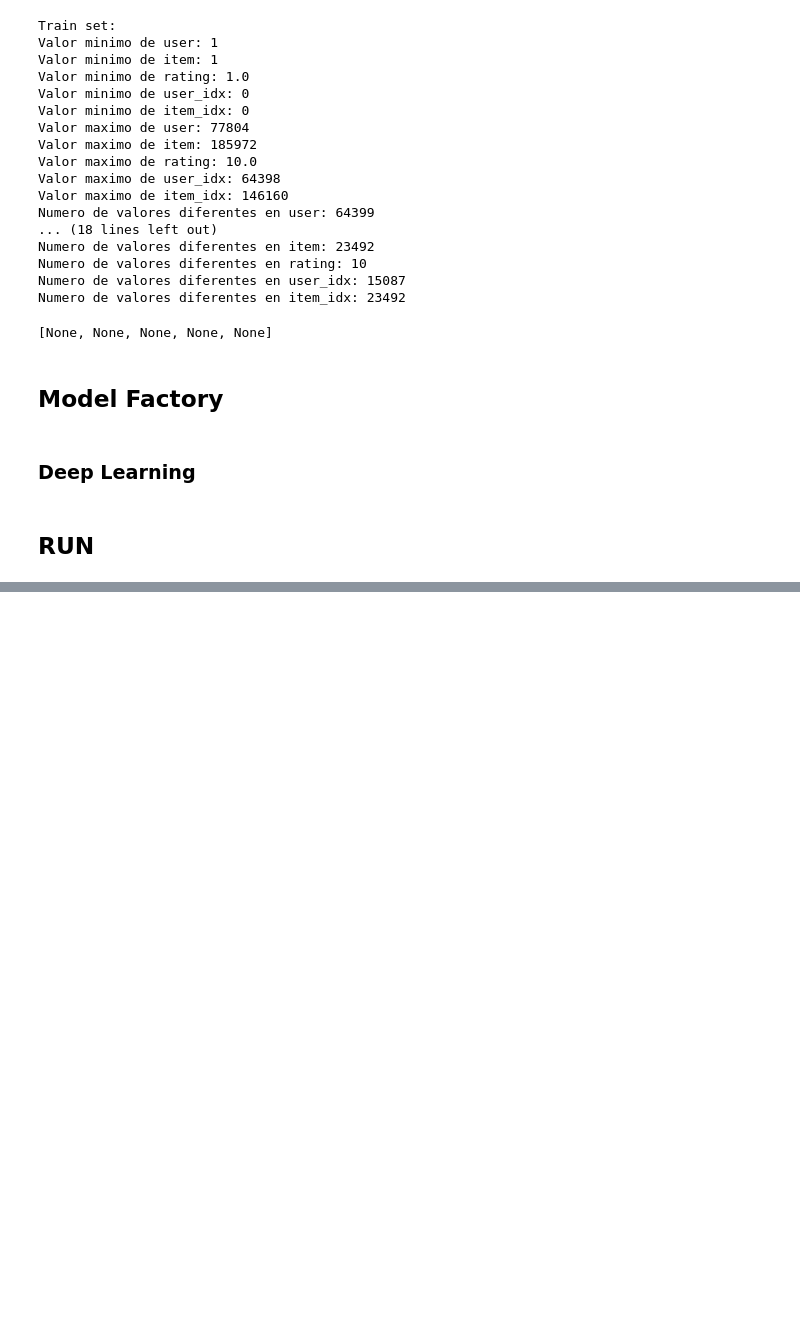
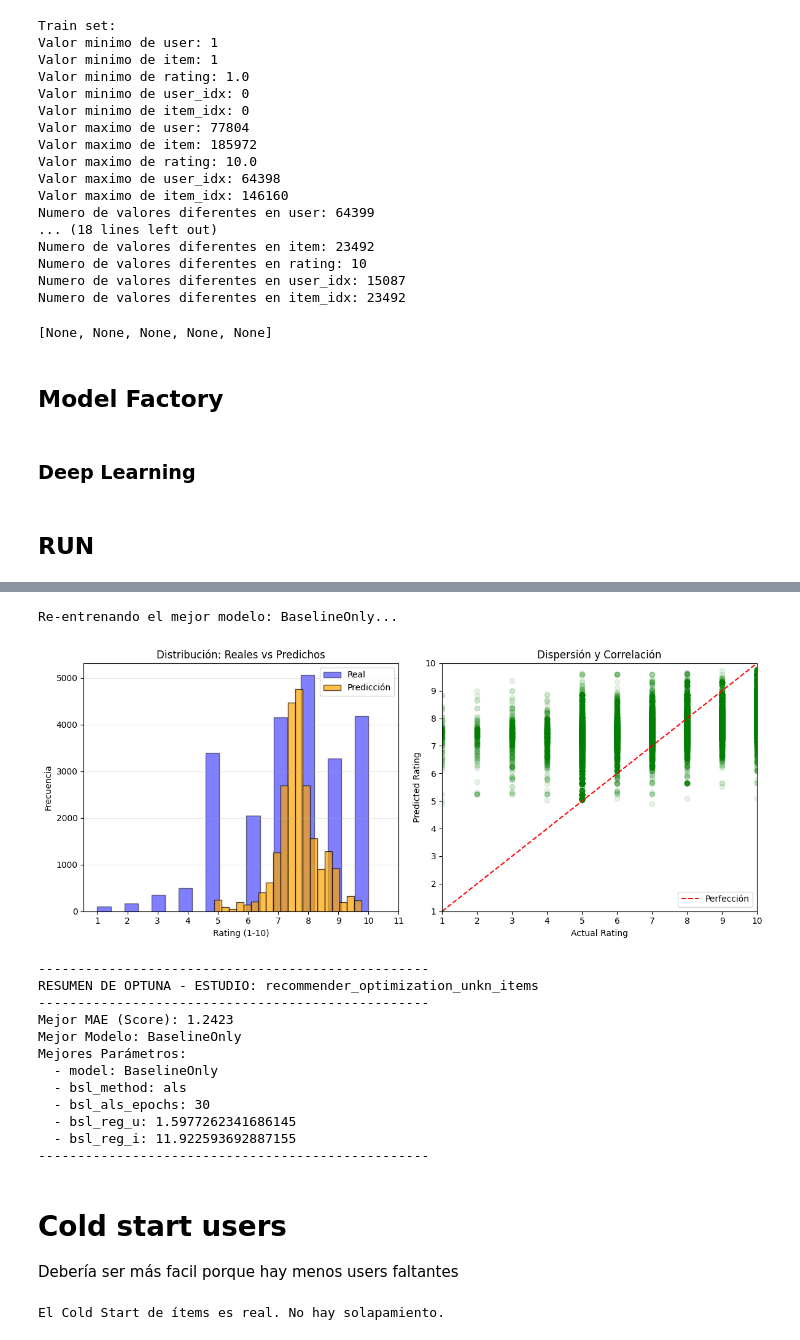
Before and after one commit to yabol02/recommender_systems, a Jupyter notebook: notebooks/lab_A.ipynb, the cells around one changed output, grey strips where cells are left out. Drawn from its saved outputs; the diff is of its cells as text; code cells hidden in the pictures; blank space fills up the shorter version.

```diff
--- a/notebooks/lab_A.ipynb
+++ b/notebooks/lab_A.ipynb
@@ -513,0 +540,15 @@ Mejores parámetros: {'model': 'SVD', 'svd_n_factors': 52, 'svd_n_epochs': 21, '
+# %%
+# 5. Evaluación de resultados
+rmse = accuracy.rmse(predictions)
+mae = accuracy.mae(predictions)
+
+# 6. Opcional: Convertir resultados de vuelta a Polars para análisis
+results_df = pl.DataFrame({
+    "user": [pred.uid for pred in predictions],
+    "item": [pred.iid for pred in predictions],
+    "actual_rating": [pred.r_ui for pred in predictions],
+    "pred_rating": [pred.est for pred in predictions],
+    "was_impossible": [pred.details['was_impossible'] for pred in predictions]
+})
+
+print(results_df.head())
@@ -513,0 +715,56 @@ Mejores parámetros: {'model': 'SVD', 'svd_n_factors': 52, 'svd_n_epochs': 21, '
+# %%
+best_params = study.best_params
+model_name = best_params.pop("model")
+print(f"Re-entrenando el mejor modelo: {model_name}...")
+best_model = RecommenderFactory.get_model(study.best_trial, model_name)
+best_model.fit(train_set)
+
+# 3. Generar predicciones finales sobre el set de evaluación
+final_predictions = best_model.test(eval_set)
+report_recommender_results(predictions)
+print("-" * 50)
+print(f"RESUMEN DE OPTUNA - ESTUDIO: {study.study_name}")
+print("-" * 50)
+print(f"Mejor MAE (Score): {study.best_value:.4f}")
+print(f"Mejor Modelo: {study.best_params.get('model', 'N/A')}")
+print("Mejores Parámetros:")
+for key, value in study.best_params.items():
+    print(f"  - {key}: {value}")
+print("-" * 50)
+# %% [output]
+Re-entrenando el mejor modelo: BaselineOnly...
+[figure, added]
+--------------------------------------------------
+RESUMEN DE OPTUNA - ESTUDIO: recommender_optimization_unkn_items
+--------------------------------------------------
+Mejor MAE (Score): 1.2423
+Mejor Modelo: BaselineOnly
+Mejores Parámetros:
+  - model: BaselineOnly
+  - bsl_method: als
+  - bsl_als_epochs: 30
+  - bsl_reg_u: 1.5977262341686145
+  - bsl_reg_i: 11.922593692887155
+--------------------------------------------------
+# %% [markdown]
+# Cold start users
+Debería ser más facil porque hay menos users faltantes
+# %%
+import polars as pl
+
+# 1. Obtenemos los IDs únicos de ítems en cada conjunto
+users_en_train = train_cold_user.select("user").unique()
+users_en_eval = eval_cold_user.select("user").unique()
+
+# 2. Buscamos la intersección (los que aparecen en ambos)
+interseccion = users_en_eval.join(users_en_train, on="user", how="inner")
+
+# 3. Reporte de resultados
+n_comunes = interseccion.height
+if n_comunes > 0:
+    print(f" Hay {n_comunes} ítems del set de evaluación que TAMBIÉN están en el de entrenamiento.")
+    print(interseccion.head(5))
+else:
+    print("El Cold Start de users es real. No hay solapamiento.")
+# %% [output]
+El Cold Start de ítems es real. No hay solapamiento.
```
Also changed, not shown: parts of 17 cells of this notebook, 2 other files.
